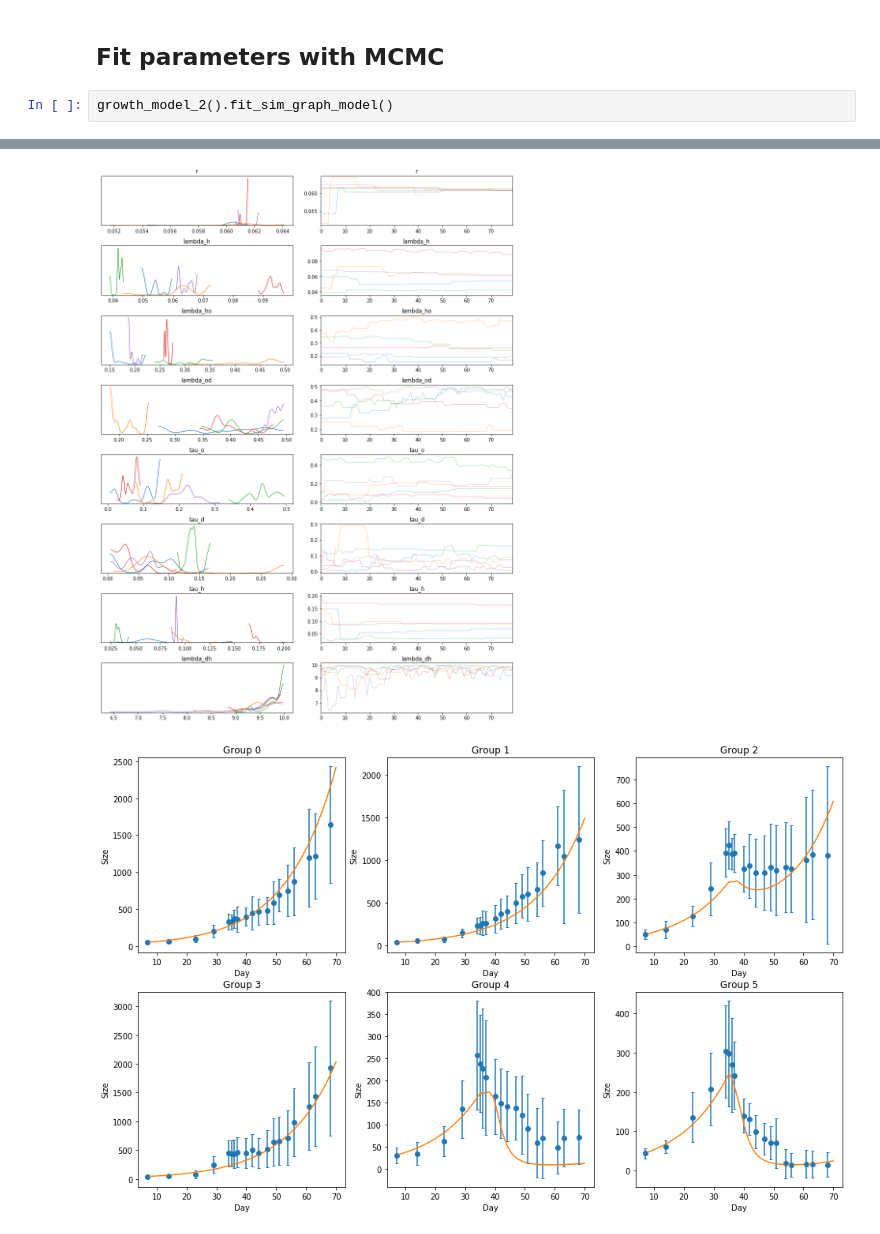
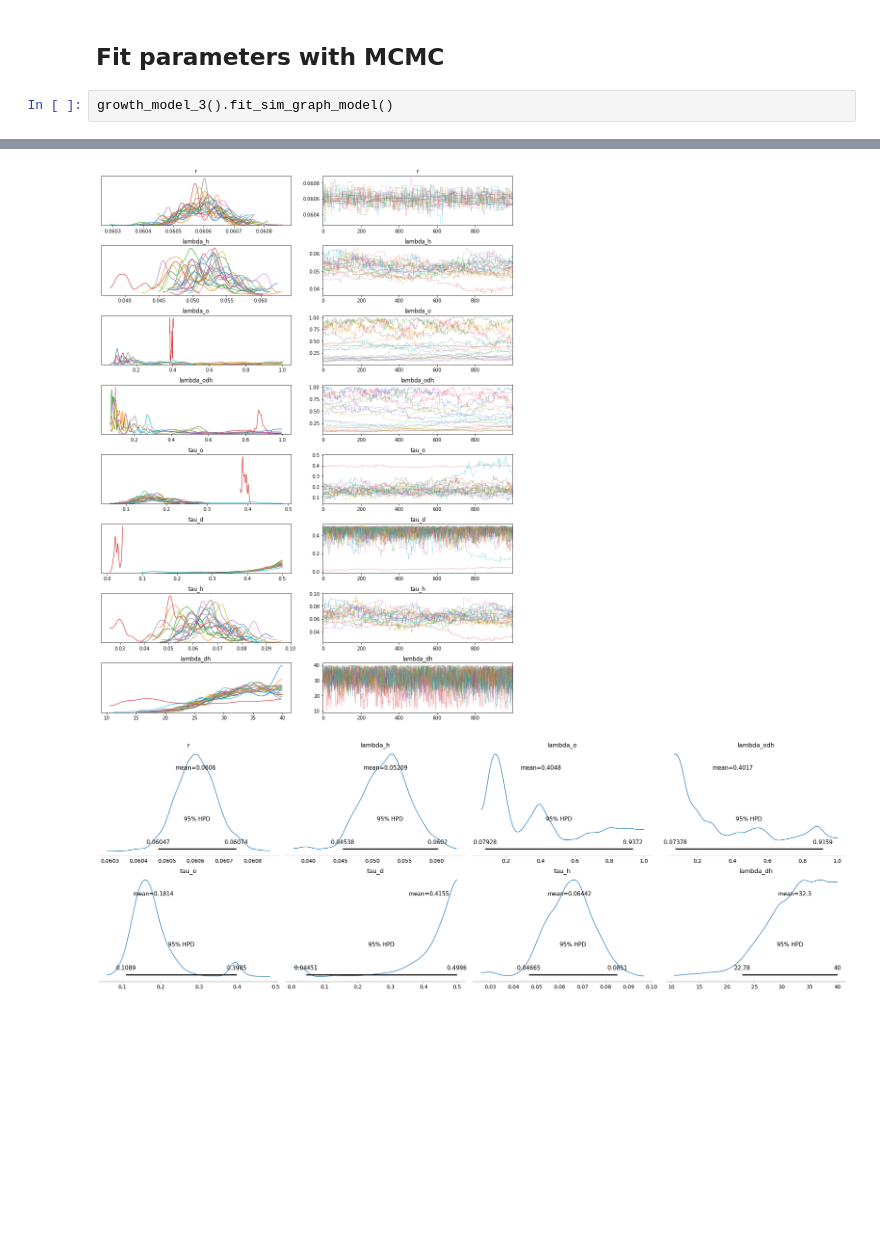
Before and after one commit to reidwyde/trazdox, a Jupyter notebook: model_building/system_3_modularized.ipynb, the cells around one changed output, grey strips where cells are left out. Saved outputs shown, nothing was run; the diff lists cells and outputs as text; blank space fills up the shorter version.

```diff
--- a/model_building/system_3_modularized.ipynb
+++ b/model_building/system_3_modularized.ipynb
@@ -91,6 +90,6 @@ lambda_dh = 9.78
 # %% [markdown]
 ## Fit parameters with MCMC
 # %%
-growth_model_2().fit_sim_graph_model()
+growth_model_3().fit_sim_graph_model()
 # %% [output]
 [figure]
@@ -108,2 +108,2 @@ CompoundStep
-[figure, old version]
+[figure, new version]
-[figure, old version]
+[figure, new version]
```
Also changed, not shown: parts of 5 cells of this notebook, 4 other files.
